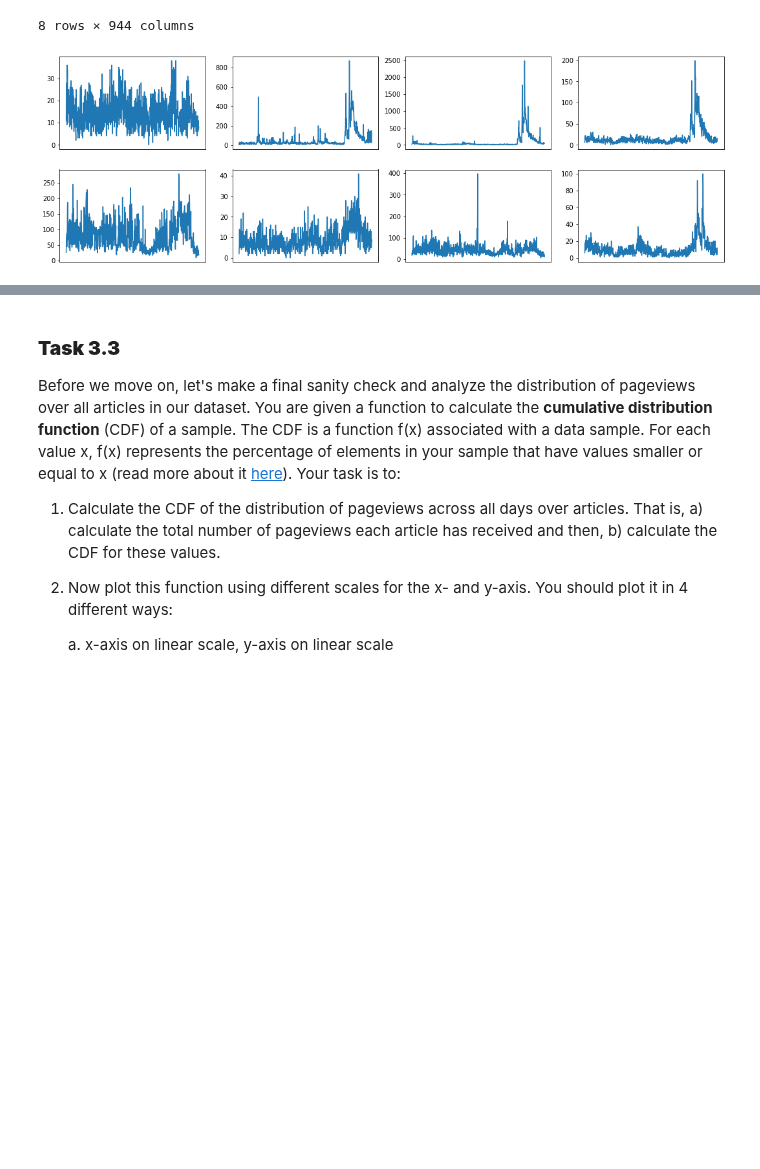
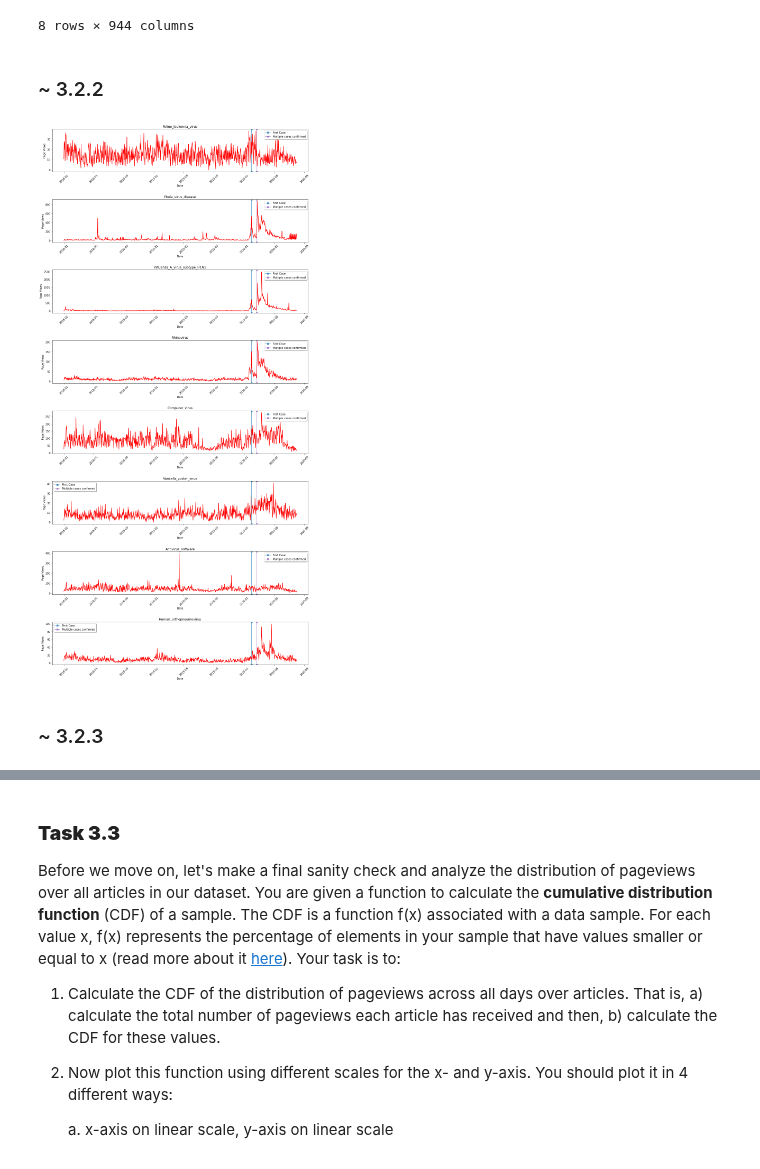
Before and after one commit to epfl-ada/2020, a Jupyter notebook: Homework/01 - Pandas Data Wrangling and Data Viz/hw1.ipynb, the cells around one changed output, grey strips where cells are left out. Drawn from its saved outputs; the diff is of its cells as text; code cells hidden in the pictures; blank space fills up the shorter version.

```diff
--- a/Homework/01 - Pandas Data Wrangling and Data Viz/hw1.ipynb
+++ b/Homework/01 - Pandas Data Wrangling and Data Viz/hw1.ipynb
@@ -348,26 +324,3 @@ virus_articles
 | 54162 | Antivirus | 19 | 31 | 26 | 27 | ... |
 | 56429 | Virus_respiratorio_sinciziale_umano | 6 | 11 | 18 | 18 | ... |
 8 rows × 944 columns
-# %%
-### ~ 3.2.2
-### Your code here! ###
-
-import matplotlib.pyplot as plt
-
-virus_for_plot = virus_articles.drop(columns=['index'])
-virus_for_plot.columns = pd.to_datetime(virus_for_plot.columns)
-
-# Histograms for each article
-# I'm not sure about histograms there is a hint about "small multiples" so I just plotted as in the lecture TO RETHINK
-plt.subplots(2,4,figsize=(15,5))
-plt.tight_layout()
-
-for i in range(0,len(virus_for_plot)):
-    plt.subplot(2, 4, i+1)
-    #plt.ylim(0,2500)
-    # We can't see anything when we have the same y-axis because some pages are less popular than others
-    # but still we have a peak during "march" for every page (maybe) so we plot with different y-axis
-    plt.plot(virus_for_plot.iloc[[i]].transpose())
-    plt.xticks([]) # I don't know how to set the ticks to not "intersect" so I removed for now ...
-# %% [output]
-[figure, removed]
@@ -376,0 +327,32 @@ for i in range(0,len(virus_for_plot)):
+# %% [markdown]
+### ~ 3.2.2
+# %%
+#Italian english mapping
+"""We will use the reverse mapping to get some more sense of the data"""
+IT_ENG_map = {v: k for k, v in mapping.items()}
+# %%
+virus_for_plot = virus_articles.set_index('index').transpose()
+virus_for_plot.index = pd.to_datetime(virus_for_plot.index)
+# %%
+import matplotlib.pyplot as plt
+from matplotlib.dates import date2num
+from datetime import datetime
+
+fig, axs = plt.subplots(len(virus_for_plot.columns), figsize=(15,30))
+
+for i, name in enumerate(virus_for_plot.columns):
+    axs[i].axvline(date2num(datetime(2020,1,31)), label="First Case", color="tab:blue", marker = 's', alpha=0.7)
+    axs[i].axvline(date2num(datetime(2020,2,21)), label="Multiple cases confirmed", color="tab:purple", marker = 's', alpha=0.7)
+    axs[i].set_title(IT_ENG_map[virus_for_plot.columns[i]])
+    x = virus_for_plot[virus_for_plot.columns[i]].keys()
+    y = virus_for_plot[virus_for_plot.columns[i]].values
+    axs[i].set(xlabel="Date", ylabel="Page Views")
+    axs[i].plot(x, y, c='r')
+    axs[i].legend(shadow=True)
+    plt.setp(axs[i].get_xticklabels(), rotation=45)
+
+fig.tight_layout(pad=3.0)
+# %% [output]
+[figure, added]
+# %% [markdown]
+### ~ 3.2.3
```
Also changed, not shown: parts of 42 cells of this notebook, 2 other files.
